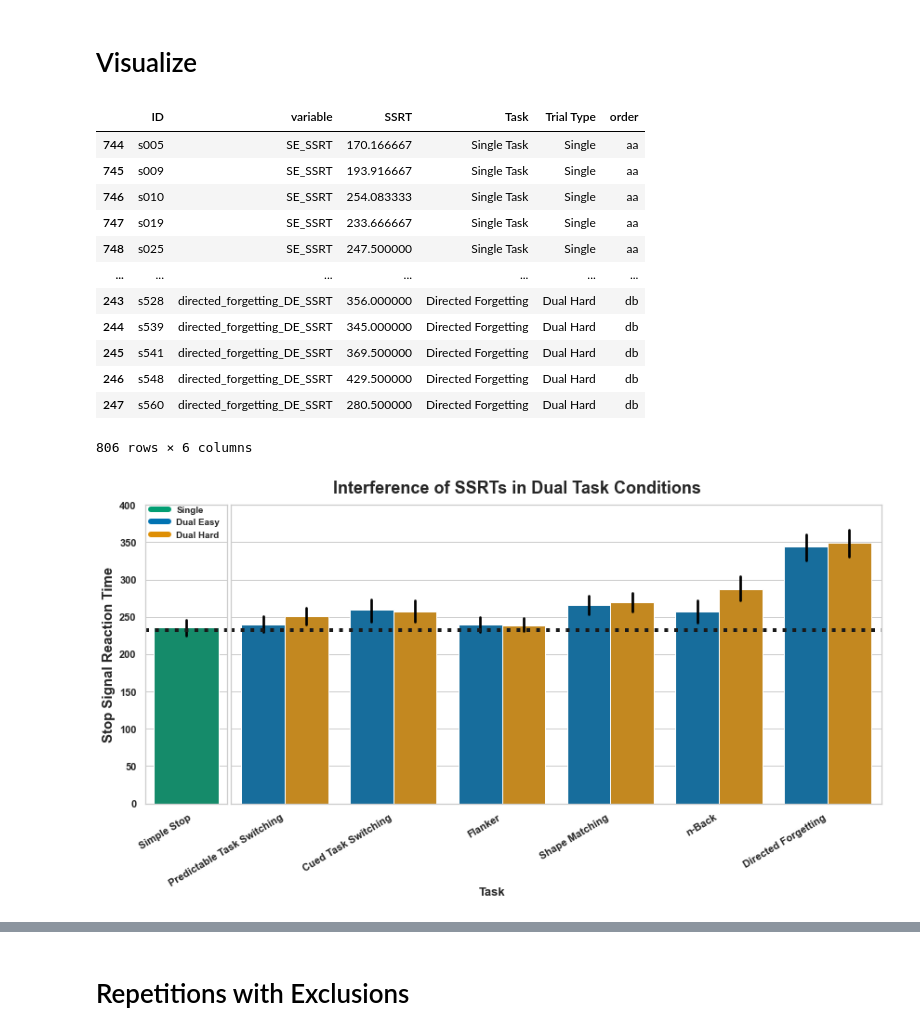
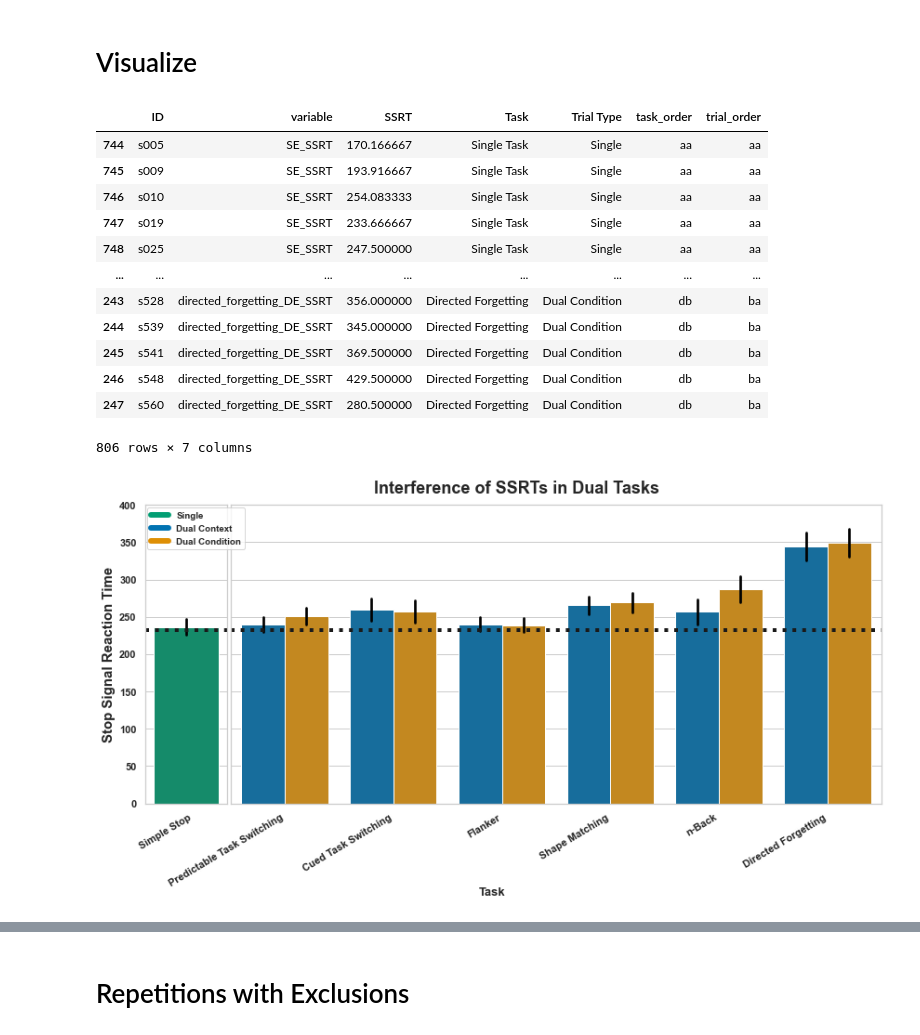
Before and after one commit to henrymj/mturk_dualStop_analysis, a Jupyter notebook: validation_analysis_dataset-all.ipynb, the cells around one changed output, grey strips where cells are left out. Cells and saved outputs as stored; diff of their text form; code cells hidden in the pictures.

Commit message:
update validation analyses barplots to match manuscript wording (context & condition)

```diff
--- a/validation_analysis_dataset-all.ipynb
+++ b/validation_analysis_dataset-all.ipynb
@@ -268,8 +268,9 @@ formal_tasks = {
 # %%
 sns.set(style="whitegrid", palette="colorblind", color_codes=True)
 palette ={"DC":"C0", "DE":"C1", "SE":"C2",
-         "Dual Easy":"C0", "Dual Hard":"C1", "Single":"C2"}
-order_dict = {
+         "Dual Context":"C0", "Dual Condition":"C1", "Single":"C2"}
+
+task_order_dict = {
     'SE': 'aa',
     'go_no_go': 'ab',
     'predictable_task_switching': 'ba',
@@ -280,11 +281,17 @@ order_dict = {
     'directed_forgetting': 'db'
 }
 
+trial_order_dict = {
+    'Single': 'aa',
+    'Dual Context': 'ab',
+    'Dual Condition': 'ba',
+}
+
 def context_str(string):
     if 'DC' in string:
-        return 'Dual Easy'
+        return 'Dual Context'
     elif 'DE' in string:
-        return 'Dual Hard'
+        return 'Dual Condition'
     elif 'SE' in string:
         return 'Single'
     elif 'OTHER' in string:
@@ -296,24 +303,26 @@ melted_SSRTs = SSRTs.reset_index().melt(id_vars='ID', value_name='SSRT')
 melted_SSRTs['Task'] = [i.split('_SSRT')[0].replace('_DC', '').replace('_DE', '') for i in melted_SSRTs['variable']]
 melted_SSRTs['Trial Type'] = [context_str(i) for i in melted_SSRTs['variable']]
 
-melted_SSRTs['order'] = melted_SSRTs['Task'].map(order_dict)
-melted_SSRTs = melted_SSRTs.sort_values(['order', 'Trial Type'])
+melted_SSRTs['task_order'] = melted_SSRTs['Task'].map(task_order_dict)
+melted_SSRTs['trial_order'] = melted_SSRTs['Trial Type'].map(trial_order_dict)
+
+melted_SSRTs = melted_SSRTs.sort_values(['task_order', 'trial_order'])
 melted_SSRTs['Task'] = melted_SSRTs['Task'].map(formal_tasks)
 melted_SSRTs
 # %% [output]
-|  | ID | variable | SSRT | Task | Trial Type | order |
-| 744 | s005 | SE_SSRT | 170.166667 | Single Task | Single | aa |
-| 745 | s009 | SE_SSRT | 193.916667 | Single Task | Single | aa |
-| 746 | s010 | SE_SSRT | 254.083333 | Single Task | Single | aa |
-| 747 | s019 | SE_SSRT | 233.666667 | Single Task | Single | aa |
-| 748 | s025 | SE_SSRT | 247.500000 | Single Task | Single | aa |
-| ... | ... | ... | ... | ... | ... | ... |
-| 243 | s528 | directed_forgetting_DE_SSRT | 356.000000 | Directed Forgetting | Dual Hard | db |
-| 244 | s539 | directed_forgetting_DE_SSRT | 345.000000 | Directed Forgetting | Dual Hard | db |
-| 245 | s541 | directed_forgetting_DE_SSRT | 369.500000 | Directed Forgetting | Dual Hard | db |
-| 246 | s548 | directed_forgetting_DE_SSRT | 429.500000 | Directed Forgetting | Dual Hard | db |
-| 247 | s560 | directed_forgetting_DE_SSRT | 280.500000 | Directed Forgetting | Dual Hard | db |
+|  | ID | variable | SSRT | Task | Trial Type | task_order | trial_order |
+| 744 | s005 | SE_SSRT | 170.166667 | Single Task | Single | aa | aa |
+| 745 | s009 | SE_SSRT | 193.916667 | Single Task | Single | aa | aa |
+| 746 | s010 | SE_SSRT | 254.083333 | Single Task | Single | aa | aa |
+| 747 | s019 | SE_SSRT | 233.666667 | Single Task | Single | aa | aa |
+| 748 | s025 | SE_SSRT | 247.500000 | Single Task | Single | aa | aa |
+| ... | ... | ... | ... | ... | ... | ... | ... |
+| 243 | s528 | directed_forgetting_DE_SSRT | 356.000000 | Directed Forgetting | Dual Condition | db | ba |
+| 244 | s539 | directed_forgetting_DE_SSRT | 345.000000 | Directed Forgetting | Dual Condition | db | ba |
+| 245 | s541 | directed_forgetting_DE_SSRT | 369.500000 | Directed Forgetting | Dual Condition | db | ba |
+| 246 | s548 | directed_forgetting_DE_SSRT | 429.500000 | Directed Forgetting | Dual Condition | db | ba |
+| 247 | s560 | directed_forgetting_DE_SSRT | 280.500000 | Directed Forgetting | Dual Condition | db | ba |
-806 rows × 6 columns
+806 rows × 7 columns
 # %%
 f, (a0, a1) = plt.subplots(1, 2, gridspec_kw={'width_ratios': [1, 8]}, sharey=True, figsize=(12,6.5))
 
@@ -326,37 +335,38 @@ a0.set_xticks([-.25])
 a0.set_xticklabels(['Simple Stop'], rotation=31, fontweight='bold', fontsize='11')
 a0.set_yticks(np.arange(0, 450, 50))
 a0.set_ylim([0, 400.5])
 a0.set_yticklabels(np.arange(0, 450, 50), fontdict={'fontweight':'bold', 'fontsize':'11'})
 
 
 custom_lines = [Line2D([0], [0], color=sns.color_palette()[2], lw=6),
                 Line2D([0], [0], color=sns.color_palette()[0], lw=6),
                 Line2D([0], [0], color=sns.color_palette()[1], lw=6)]
-a0.legend(custom_lines, ['Single', 'Dual Easy', 'Dual Hard'], prop={'weight': 'bold', 'size':9.75}, loc=(0.022,.87), frameon=False)
+a0.set_zorder(1)
+a0.legend(custom_lines, ['Single', 'Dual Context', 'Dual Condition'], prop={'weight': 'bold', 'size':9.75}, loc=(0.022,.85), frameon=True)
 
 
 # Dual Tasks
-sns.barplot(x='Task', y='SSRT', hue='Trial Type', data=melted_SSRTs[melted_SSRTs['Trial Type'].isin(['Dual Easy', 'Dual Hard'])], palette=palette, errcolor='0', ax=a1)
+sns.barplot(x='Task', y='SSRT', hue='Trial Type', data=melted_SSRTs[melted_SSRTs['Trial Type'].isin(['Dual Context', 'Dual Condition'])], palette=palette, errcolor='0', ax=a1)
 a1.axhline(SSRTs['SE_SSRT'].mean()-3, color='k', linestyle=':', linewidth=4)
 a1.set_ylabel('')
 a1.set_xlabel('')
 a1.get_legend().remove()
 
 # _ = plt.legend(prop={'weight': 'bold'})
 _ = plt.xticks(rotation=31, ha='right', fontweight='bold', fontsize='11')
 _ = plt.yticks(fontweight='bold', fontsize='12')
 
 
 
 _ = f.text(0.5, 0.01, 'Task', ha='center', fontweight='bold', fontsize=13)
-_ = plt.title('Interference of SSRTs in Dual Task Conditions', fontsize='18', fontweight='bold',  y=1.1, x=.44, pad=-20)
+_ = plt.title('Interference of SSRTs in Dual Tasks', fontsize='18', fontweight='bold',  y=1.1, x=.44, pad=-20)
 f.tight_layout()
 plt.subplots_adjust(wspace=.01)
 plt.savefig(f'figures/dataset-{dataset}_metric-SSRT_barplot.png', dpi=300)
 plt.show()
 plt.close()
 # %% [output]
-[figure, old version]
+[figure, new version]
 # %%
 melted_diffs = diff_SSRTs.reset_index().melt(id_vars='ID', value_name='Dual Task SSRT - Single Task SSRT')
 melted_diffs['Task'] = [i.split('_SSRT')[0].replace('_DC', '').replace('_DE', '') for i in melted_diffs['variable']]
```
Also changed, not shown: parts of 5 cells of this notebook, 7 other files.
